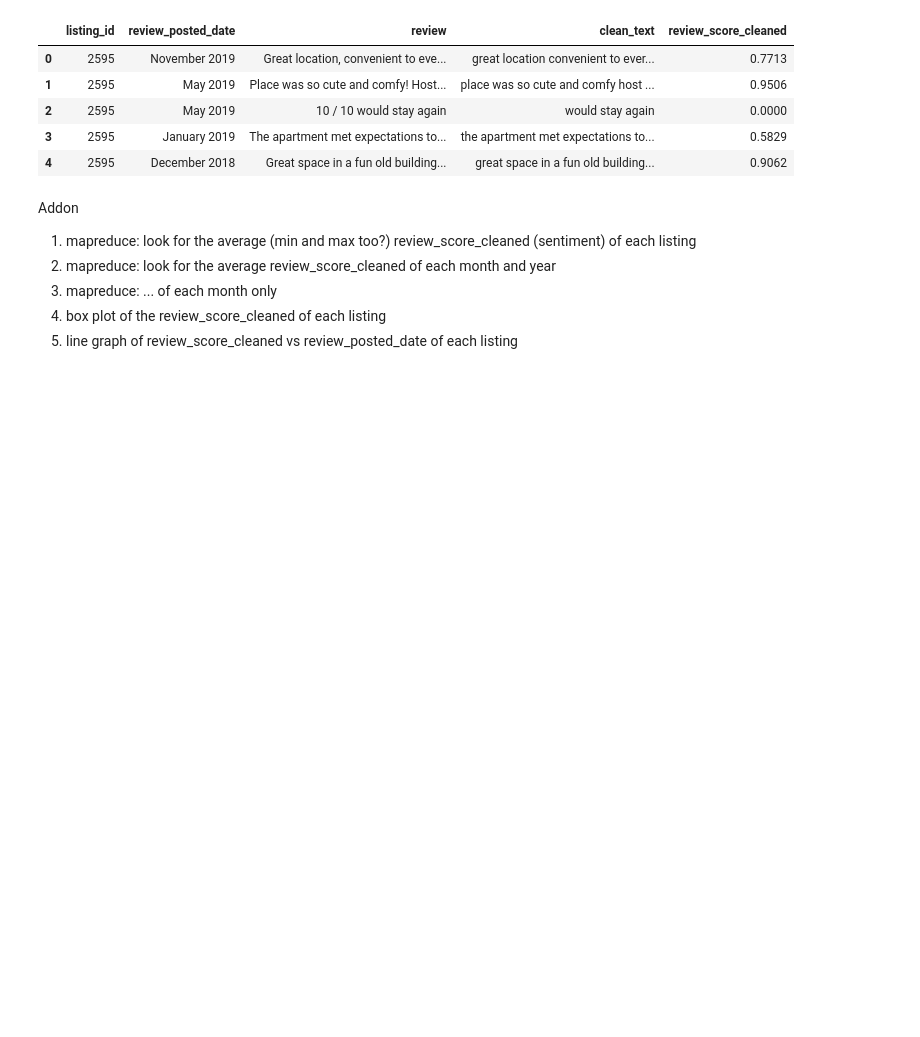
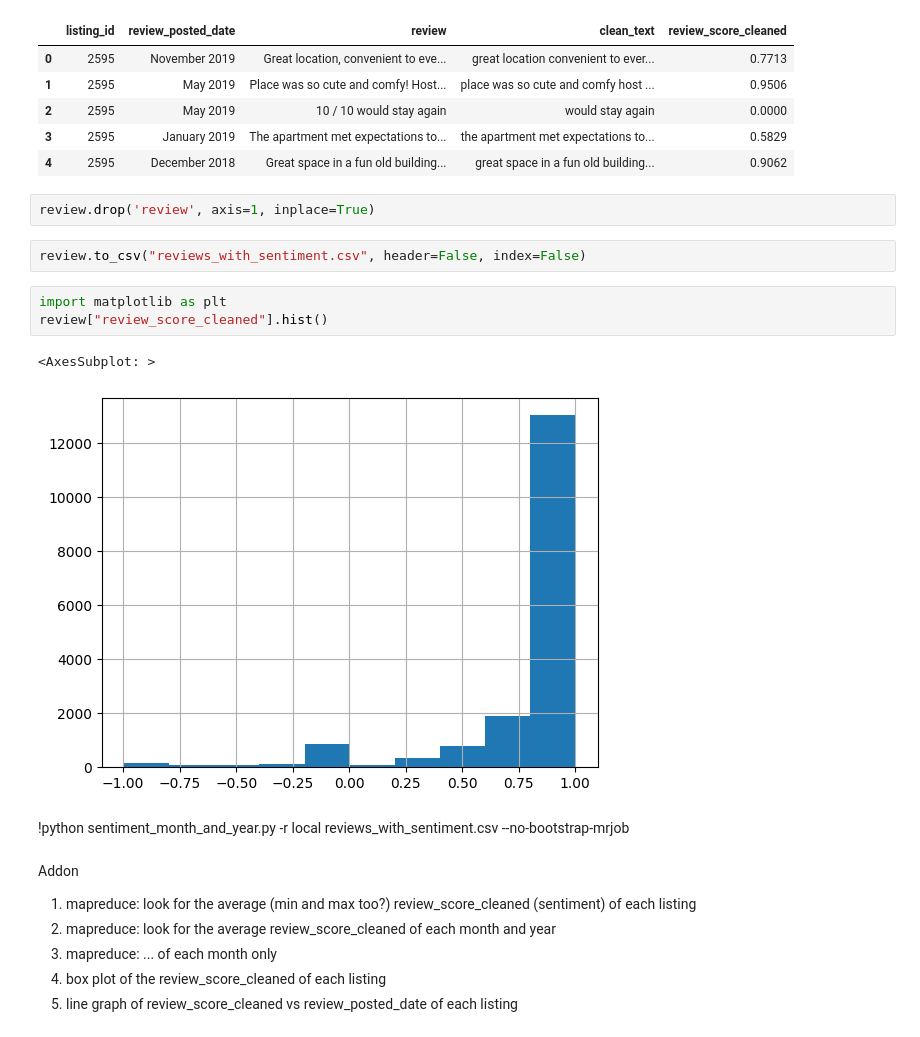
Before and after one commit to westernmeadow/CS4650-Capstone-Project, a Jupyter notebook: CS4650CapstoneProject.ipynb, the cells around one changed output. Drawn from its saved outputs; the diff is of its cells as text; blank space fills up the shorter version.

```diff
--- a/CS4650CapstoneProject.ipynb
+++ b/CS4650CapstoneProject.ipynb
@@ -83,6 +83,18 @@ review.head()
 | 2 | 2595 | May 2019 | 10 / 10 would stay again | would stay again | 0.0000 |
 | 3 | 2595 | January 2019 | The apartment met expectations to... | the apartment met expectations to... | 0.5829 |
 | 4 | 2595 | December 2018 | Great space in a fun old building... | great space in a fun old building... | 0.9062 |
+# %%
+review.drop('review', axis=1, inplace=True)
+# %%
+review.to_csv("reviews_with_sentiment.csv", header=False, index=False)
+# %%
+import matplotlib as plt
+review["review_score_cleaned"].hist()
+# %% [output]
+<AxesSubplot: >
+[figure, added]
+# %% [markdown]
+!python sentiment_month_and_year.py -r local reviews_with_sentiment.csv --no-bootstrap-mrjob
 # %% [markdown]
 Addon
 1. mapreduce: look for the average (min and max too?) review_score_cleaned (sentiment) of each listing
```
Also changed, not shown: parts of 6 cells of this notebook, 7 other files.
